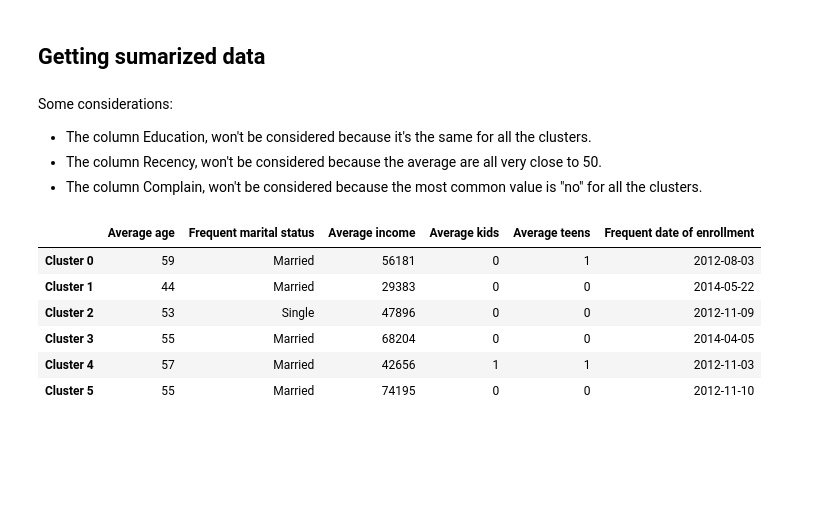
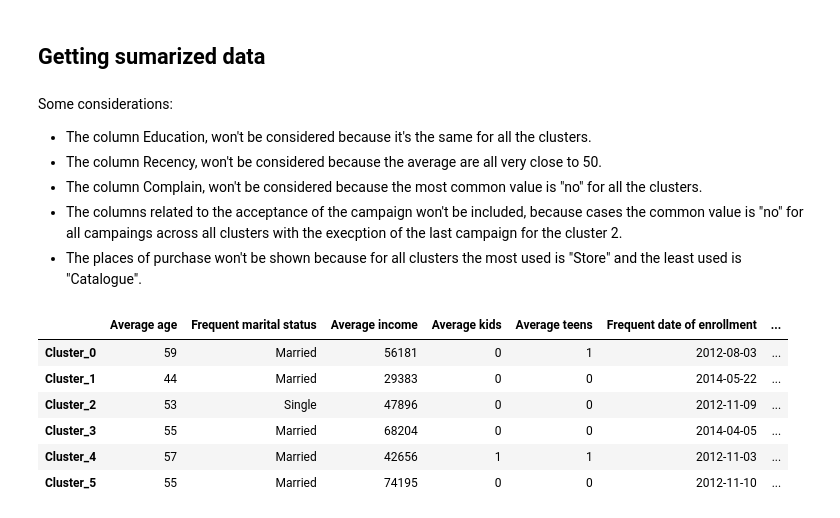
Before and after one commit to Luciano-C/Customer-Personality-Analysis, a Jupyter notebook: Customer_Personality_Analysis.ipynb, the cells around one changed output. Cells and saved outputs as stored; diff of their text form; code cells hidden in the pictures; blank space fills up the shorter version.

```diff
--- a/Customer_Personality_Analysis.ipynb
+++ b/Customer_Personality_Analysis.ipynb
@@ -1029,6 +1012,8 @@ Some considerations:
     <li>The column Education, won't be considered because it's the same for all the clusters.</li>
     <li>The column Recency, won't be considered because the average are all very close to 50.</li>
     <li>The column Complain, won't be considered because the most common value is "no" for all the clusters.</li>
+    <li>The columns related to the acceptance of the campaign won't be included, because cases the common value is "no" for all campaings across all clusters with the execption of the last campaign for the cluster 2.</li>
+    <li>The places of purchase won't be shown because for all clusters the most used is "Store" and the least used is "Catalogue".</li>
 </ul>
 # %%
 today = datetime.date.today()
@@ -1062,11 +1078,12 @@ for i in range(6):
 # %%
-a = pd.DataFrame(sumarized_data, index=['Cluster 0', 'Cluster 1', 'Cluster 2', 'Cluster 3', 'Cluster 4', 'Cluster 5'])
-a
+summarized_data_as_df = pd.DataFrame(summarized_data, index=['Cluster_0', 'Cluster_1', 'Cluster_2', 'Cluster_3', 'Cluster_4', 'Cluster_5'])
-# %% [output]
-|  | Average age | Frequent marital status | Average income | Average kids | Average teens | Frequent date of enrollment |
-| Cluster 0 | 59 | Married | 56181 | 0 | 1 | 2012-08-03 |
-| Cluster 1 | 44 | Married | 29383 | 0 | 0 | 2014-05-22 |
-| Cluster 2 | 53 | Single | 47896 | 0 | 0 | 2012-11-09 |
-| Cluster 3 | 55 | Married | 68204 | 0 | 0 | 2014-04-05 |
-| Cluster 4 | 57 | Married | 42656 | 1 | 1 | 2012-11-03 |
-| Cluster 5 | 55 | Married | 74195 | 0 | 0 | 2012-11-10 |
+# %%
+summarized_data_as_df
+# %% [output]
+|  | Average age | Frequent marital status | Average income | Average kids | Average teens | Frequent date of enrollment | ... |
+| Cluster_0 | 59 | Married | 56181 | 0 | 1 | 2012-08-03 | ... |
+| Cluster_1 | 44 | Married | 29383 | 0 | 0 | 2014-05-22 | ... |
+| Cluster_2 | 53 | Single | 47896 | 0 | 0 | 2012-11-09 | ... |
+| Cluster_3 | 55 | Married | 68204 | 0 | 0 | 2014-04-05 | ... |
+| Cluster_4 | 57 | Married | 42656 | 1 | 1 | 2012-11-03 | ... |
+| Cluster_5 | 55 | Married | 74195 | 0 | 0 | 2012-11-10 | ... |
```
Also changed, not shown: parts of 32 cells of this notebook.
